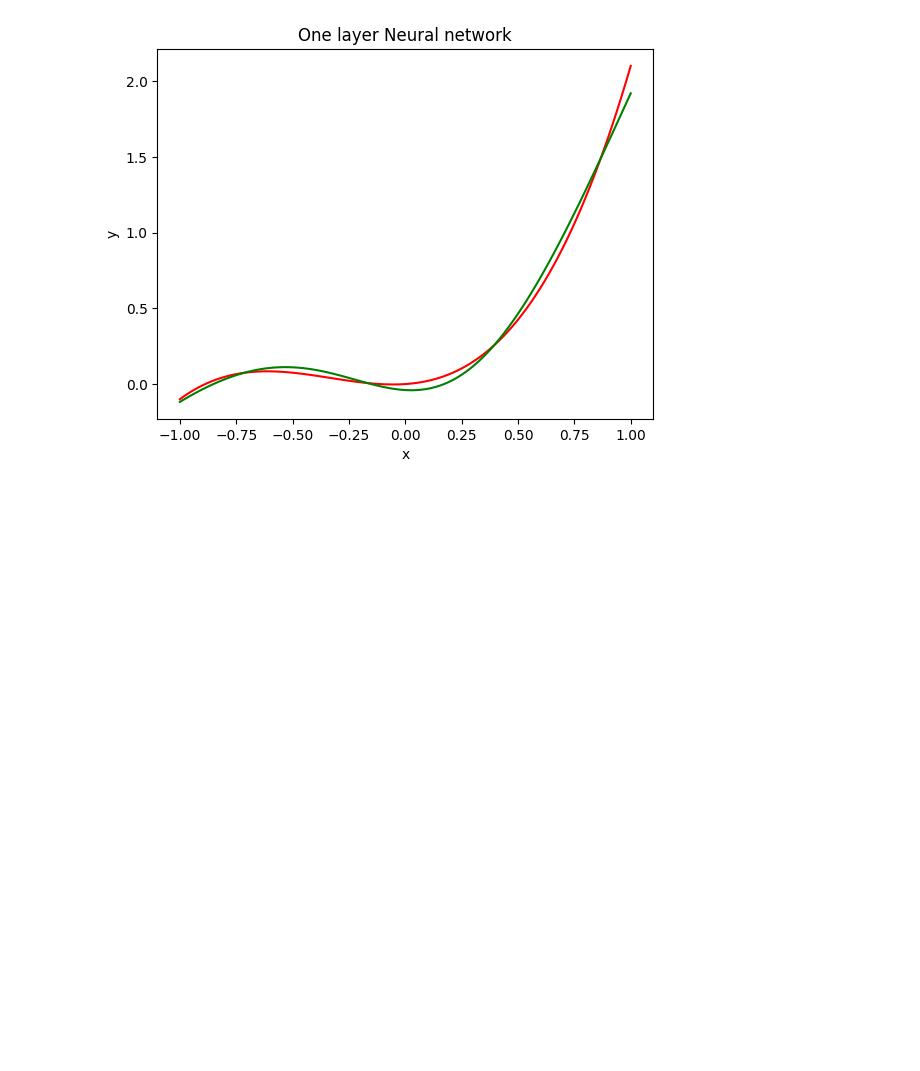
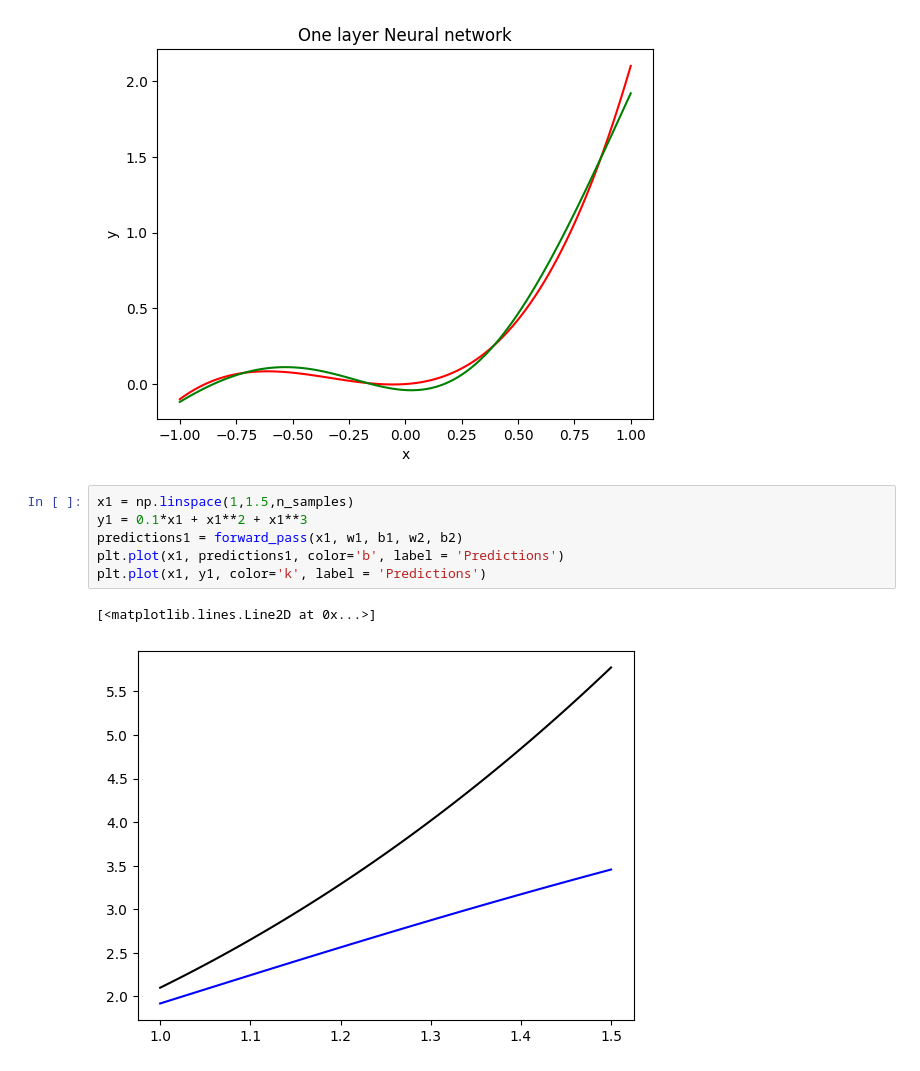
Before and after one commit to PrafulAradhyamth/dlprac, a Jupyter notebook: ProgPractice2-stud.ipynb, the cells around one changed output. Cells and saved outputs as stored; diff of their text form; blank space fills up the shorter version.

```diff
--- a/ProgPractice2-stud.ipynb
+++ b/ProgPractice2-stud.ipynb
@@ -204,3 +204,12 @@ plt.title("One layer Neural network")
 plt.show()
 # %% [output]
 [figure]
+# %%
+x1 = np.linspace(1,1.5,n_samples)
+y1 = 0.1*x1 + x1**2 + x1**3
+predictions1 = forward_pass(x1, w1, b1, w2, b2)
+plt.plot(x1, predictions1, color='b', label = 'Predictions')
+plt.plot(x1, y1, color='k', label = 'Predictions')
+# %% [output]
+[<matplotlib.lines.Line2D at 0x...>]
+[figure, added]
```
